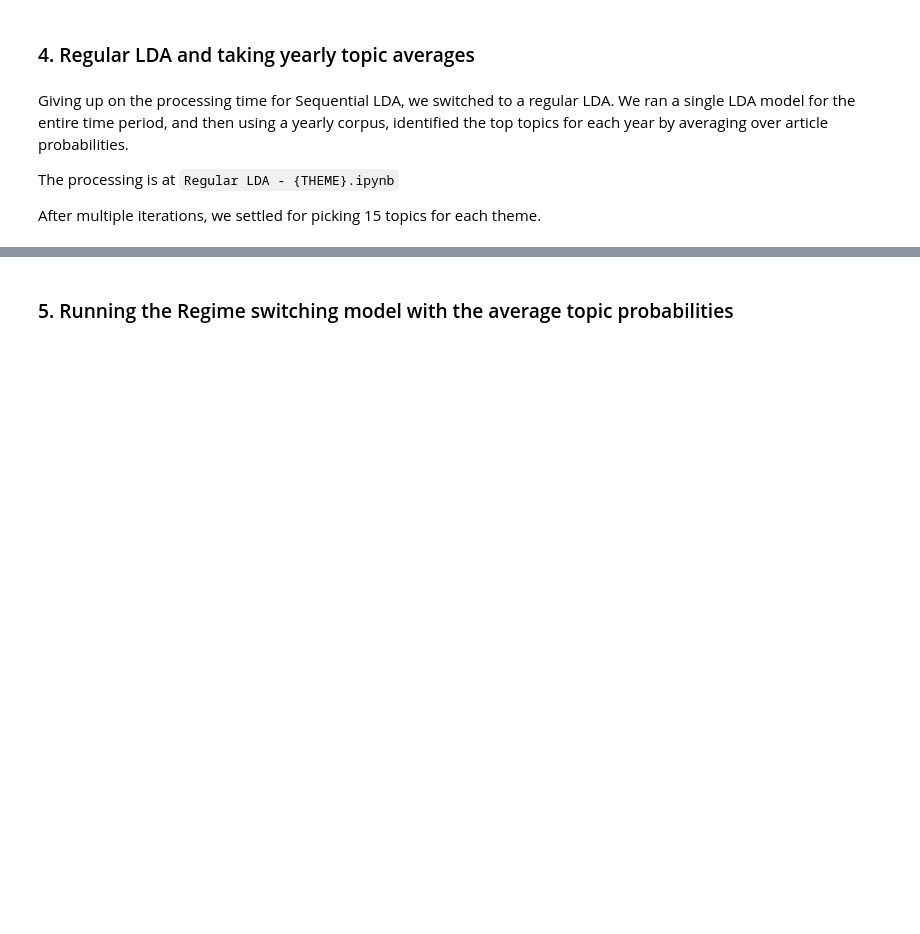
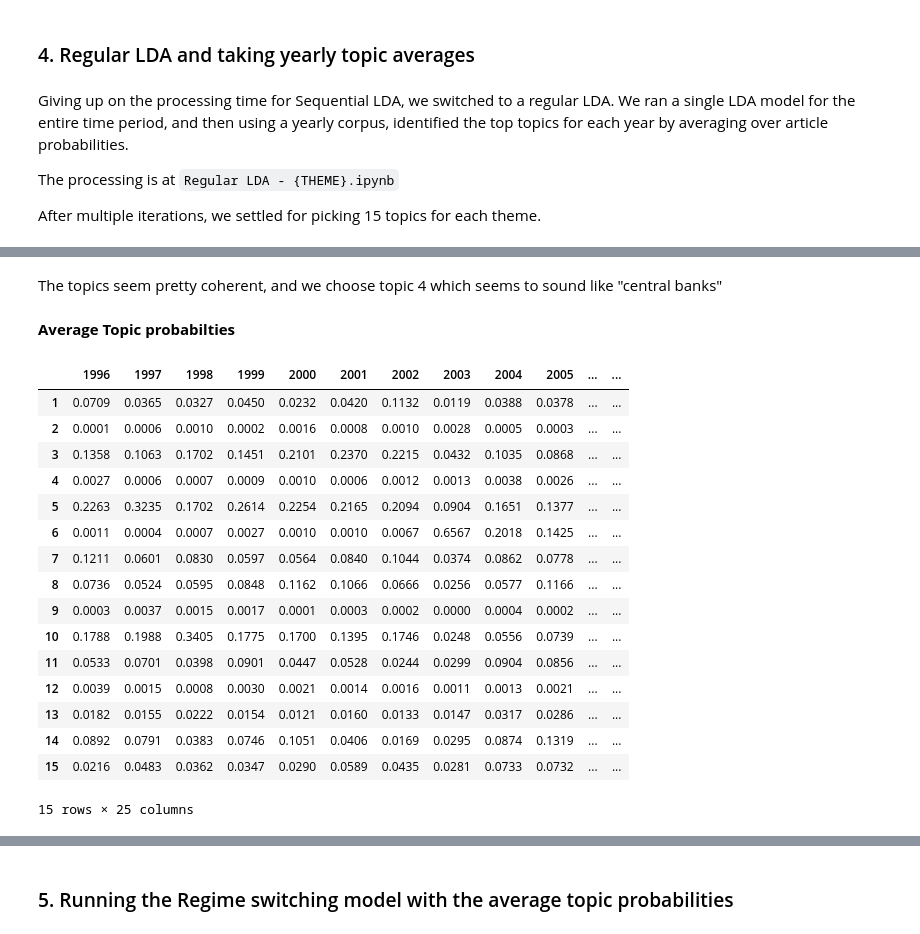
Before and after one commit to mehasadasivam/NLP, a Jupyter notebook: Final Project Summary Notebook.ipynb, the cells around one changed output, grey strips where cells are left out. Drawn from its saved outputs; the diff is of its cells as text; code cells hidden in the pictures; blank space fills up the shorter version.

```diff
--- a/Final Project Summary Notebook.ipynb
+++ b/Final Project Summary Notebook.ipynb
@@ -480,3 +480,5 @@ Giving up on the processing time for Sequential LDA, we switched to a regular LD
 The processing is at `Regular LDA - {THEME}.ipynb`
 
 After multiple iterations, we settled for picking 15 topics for each theme.
+# %%
+pd.options.display.float_format = "{:,.4f}".format
@@ -482,0 +508,24 @@ After multiple iterations, we settled for picking 15 topics for each theme.
+# %% [markdown]
+The topics seem pretty coherent, and we choose topic 4 which seems to sound like "central banks"
+# %% [markdown]
+**Average Topic probabilties**
+# %%
+pd.read_csv('LDA_Outputs/%s_Average_Topic_Probabilities_Per_Year.csv' % 'Inflation', index_col=0)
+# %% [output]
+|  | 1996 | 1997 | 1998 | 1999 | 2000 | 2001 | 2002 | 2003 | 2004 | 2005 | ... | ... |
+| 1 | 0.0709 | 0.0365 | 0.0327 | 0.0450 | 0.0232 | 0.0420 | 0.1132 | 0.0119 | 0.0388 | 0.0378 | ... | ... |
+| 2 | 0.0001 | 0.0006 | 0.0010 | 0.0002 | 0.0016 | 0.0008 | 0.0010 | 0.0028 | 0.0005 | 0.0003 | ... | ... |
+| 3 | 0.1358 | 0.1063 | 0.1702 | 0.1451 | 0.2101 | 0.2370 | 0.2215 | 0.0432 | 0.1035 | 0.0868 | ... | ... |
+| 4 | 0.0027 | 0.0006 | 0.0007 | 0.0009 | 0.0010 | 0.0006 | 0.0012 | 0.0013 | 0.0038 | 0.0026 | ... | ... |
+| 5 | 0.2263 | 0.3235 | 0.1702 | 0.2614 | 0.2254 | 0.2165 | 0.2094 | 0.0904 | 0.1651 | 0.1377 | ... | ... |
+| 6 | 0.0011 | 0.0004 | 0.0007 | 0.0027 | 0.0010 | 0.0010 | 0.0067 | 0.6567 | 0.2018 | 0.1425 | ... | ... |
+| 7 | 0.1211 | 0.0601 | 0.0830 | 0.0597 | 0.0564 | 0.0840 | 0.1044 | 0.0374 | 0.0862 | 0.0778 | ... | ... |
+| 8 | 0.0736 | 0.0524 | 0.0595 | 0.0848 | 0.1162 | 0.1066 | 0.0666 | 0.0256 | 0.0577 | 0.1166 | ... | ... |
+| 9 | 0.0003 | 0.0037 | 0.0015 | 0.0017 | 0.0001 | 0.0003 | 0.0002 | 0.0000 | 0.0004 | 0.0002 | ... | ... |
+| 10 | 0.1788 | 0.1988 | 0.3405 | 0.1775 | 0.1700 | 0.1395 | 0.1746 | 0.0248 | 0.0556 | 0.0739 | ... | ... |
+| 11 | 0.0533 | 0.0701 | 0.0398 | 0.0901 | 0.0447 | 0.0528 | 0.0244 | 0.0299 | 0.0904 | 0.0856 | ... | ... |
+| 12 | 0.0039 | 0.0015 | 0.0008 | 0.0030 | 0.0021 | 0.0014 | 0.0016 | 0.0011 | 0.0013 | 0.0021 | ... | ... |
+| 13 | 0.0182 | 0.0155 | 0.0222 | 0.0154 | 0.0121 | 0.0160 | 0.0133 | 0.0147 | 0.0317 | 0.0286 | ... | ... |
+| 14 | 0.0892 | 0.0791 | 0.0383 | 0.0746 | 0.1051 | 0.0406 | 0.0169 | 0.0295 | 0.0874 | 0.1319 | ... | ... |
+| 15 | 0.0216 | 0.0483 | 0.0362 | 0.0347 | 0.0290 | 0.0589 | 0.0435 | 0.0281 | 0.0733 | 0.0732 | ... | ... |
+15 rows × 25 columns
```
Also changed, not shown: parts of 14 cells of this notebook.
